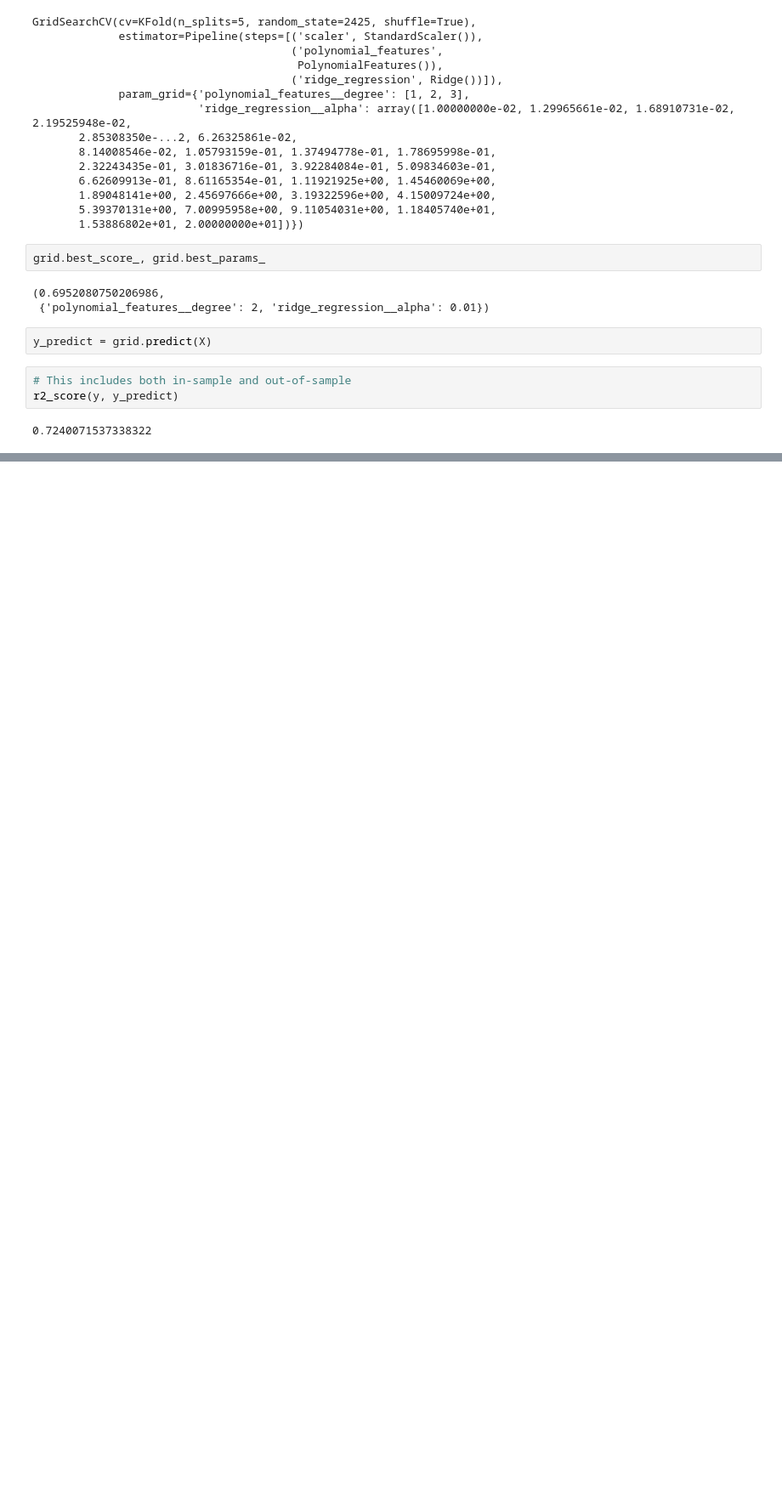
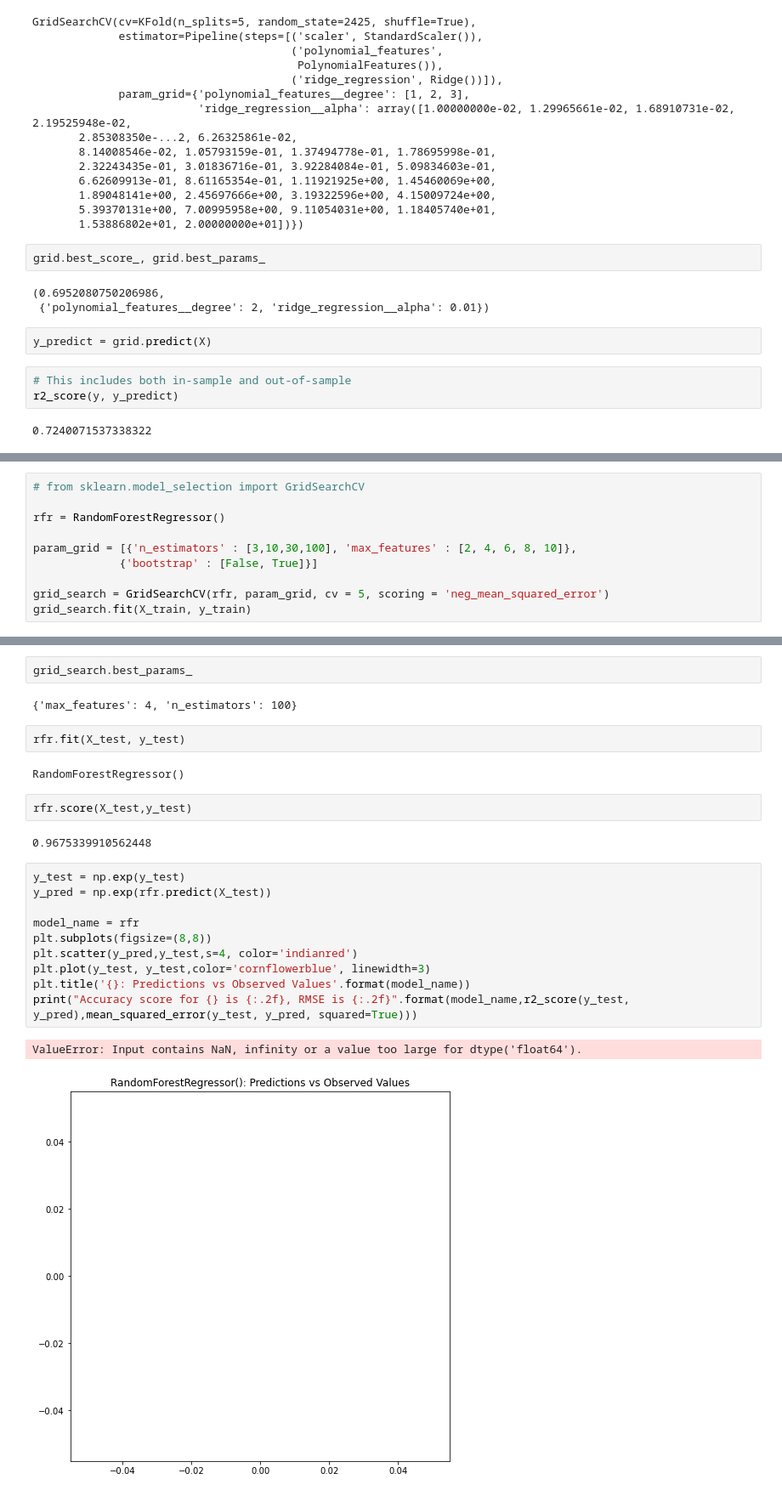
Before and after one commit to LucianPopaLVP/Project-3---Supervised-Learning---Regression, a Jupyter notebook: linear_regression_CaliforniaHousing.ipynb, the cells around one changed output, grey strips where cells are left out. Shown: that part at 85% size. Saved outputs shown, nothing was run; the diff lists cells and outputs as text; blank space fills up the shorter version.

```diff
--- a/linear_regression_CaliforniaHousing.ipynb
+++ b/linear_regression_CaliforniaHousing.ipynb
@@ -698,0 +701,10 @@ r2_score(y, y_predict)
+# %%
+# from sklearn.model_selection import GridSearchCV
+
+rfr = RandomForestRegressor()
+
+param_grid = [{'n_estimators' : [3,10,30,100], 'max_features' : [2, 4, 6, 8, 10]},
+             {'bootstrap' : [False, True]}]
+
+grid_search = GridSearchCV(rfr, param_grid, cv = 5, scoring = 'neg_mean_squared_error')
+grid_search.fit(X_train, y_train)
@@ -698,0 +723,25 @@ r2_score(y, y_predict)
+# %%
+grid_search.best_params_
+# %% [output]
+{'max_features': 4, 'n_estimators': 100}
+# %%
+rfr.fit(X_test, y_test)
+# %% [output]
+RandomForestRegressor()
+# %%
+rfr.score(X_test,y_test)
+# %% [output]
+0.9675339910562448
+# %%
+y_test = np.exp(y_test)
+y_pred = np.exp(rfr.predict(X_test))
+
+model_name = rfr
+plt.subplots(figsize=(8,8))
+plt.scatter(y_pred,y_test,s=4, color='indianred')
+plt.plot(y_test, y_test,color='cornflowerblue', linewidth=3)
+plt.title('{}: Predictions vs Observed Values'.format(model_name))
+print("Accuracy score for {} is {:.2f}, RMSE is {:.2f}".format(model_name,r2_score(y_test, y_pred),mean_squared_error(y_test, y_pred, squared=True)))
+# %% [output]
+ValueError: Input contains NaN, infinity or a value too large for dtype('float64').
+[figure, added]
```
Also changed, not shown: parts of 7 cells of this notebook.
